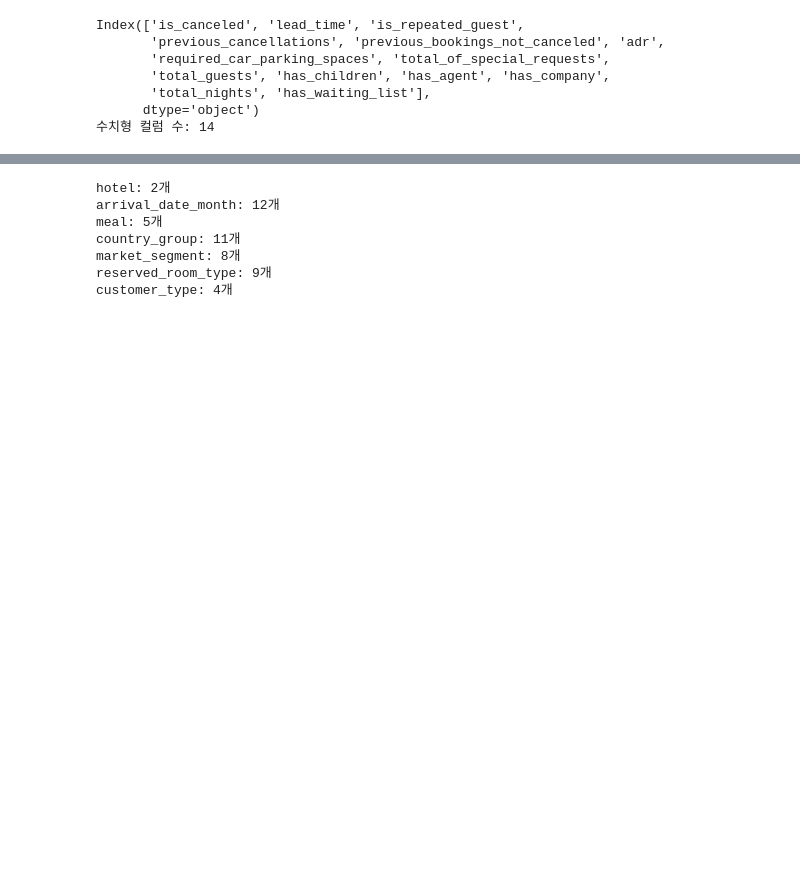
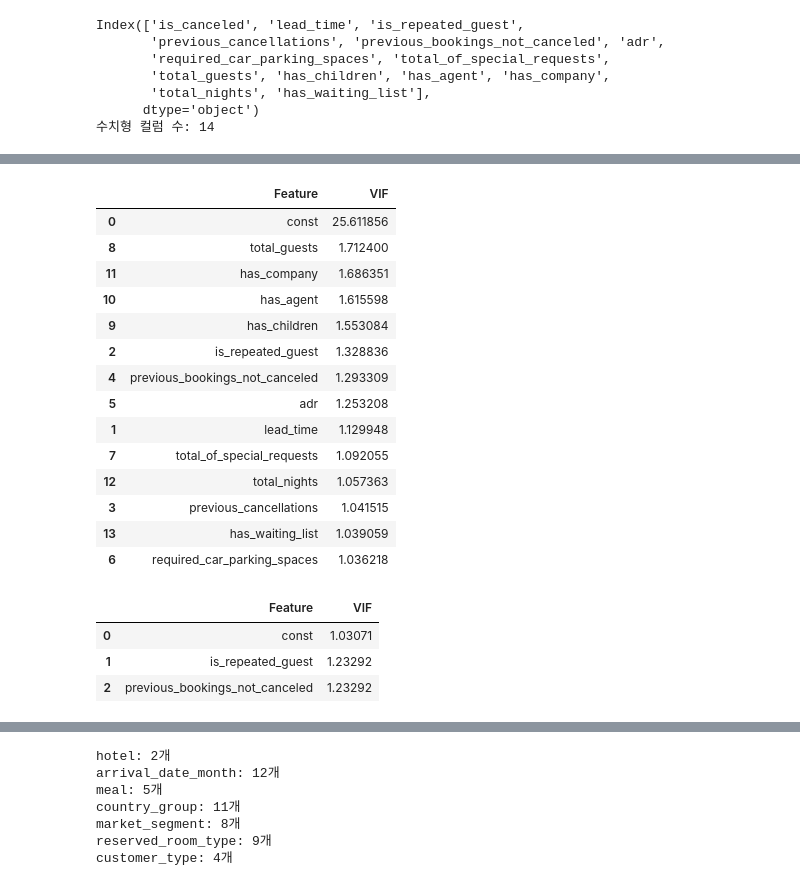
Before and after one commit to mseon94/Machine-Learning-PRJ, a Jupyter notebook: hotel_canceled.ipynb, the cells around one changed output, grey strips where cells are left out. Drawn from its saved outputs; the diff is of its cells as text; code cells hidden in the pictures; blank space fills up the shorter version.

```diff
--- a/hotel_canceled.ipynb
+++ b/hotel_canceled.ipynb
@@ -246,3 +264,62 @@ plt.show()
+# %%
+# 수치형 독립변수만 선택
+vif_X = df2.select_dtypes(include="number").drop(
+    columns=["is_canceled"]
+)
+
+# 상수항 추가
+vif_X = add_constant(vif_X)
+
+vif_df = pd.DataFrame()
+
+vif_df["Feature"] = vif_X.columns
+
+vif_df["VIF"] = [
+    variance_inflation_factor(vif_X.values, i)
+    for i in range(vif_X.shape[1])
+]
+
+vif_df = vif_df.sort_values(
+    "VIF",
+    ascending=False
+)
+
+vif_df
+# %% [output]
+|  | Feature | VIF |
+| 0 | const | 25.611856 |
+| 8 | total_guests | 1.712400 |
+| 11 | has_company | 1.686351 |
+| 10 | has_agent | 1.615598 |
+| 9 | has_children | 1.553084 |
+| 2 | is_repeated_guest | 1.328836 |
+| 4 | previous_bookings_not_canceled | 1.293309 |
+| 5 | adr | 1.253208 |
+| 1 | lead_time | 1.129948 |
+| 7 | total_of_special_requests | 1.092055 |
+| 12 | total_nights | 1.057363 |
+| 3 | previous_cancellations | 1.041515 |
+| 13 | has_waiting_list | 1.039059 |
+| 6 | required_car_parking_spaces | 1.036218 |
+# %%
+vif = pd.DataFrame()
+
+vif["Feature"] = vif_X.columns
+
+vif["VIF"] = [
+    variance_inflation_factor(
+        vif_X.values,
+        i
+    )
+    for i in range(vif_X.shape[1])
+]
+
+vif
+# %% [output]
+|  | Feature | VIF |
+| 0 | const | 1.03071 |
+| 1 | is_repeated_guest | 1.23292 |
+| 2 | previous_bookings_not_canceled | 1.23292 |
 # %%
 cancel_corr = (
     corr["is_canceled"]
```
Also changed, not shown: parts of 28 cells of this notebook.
